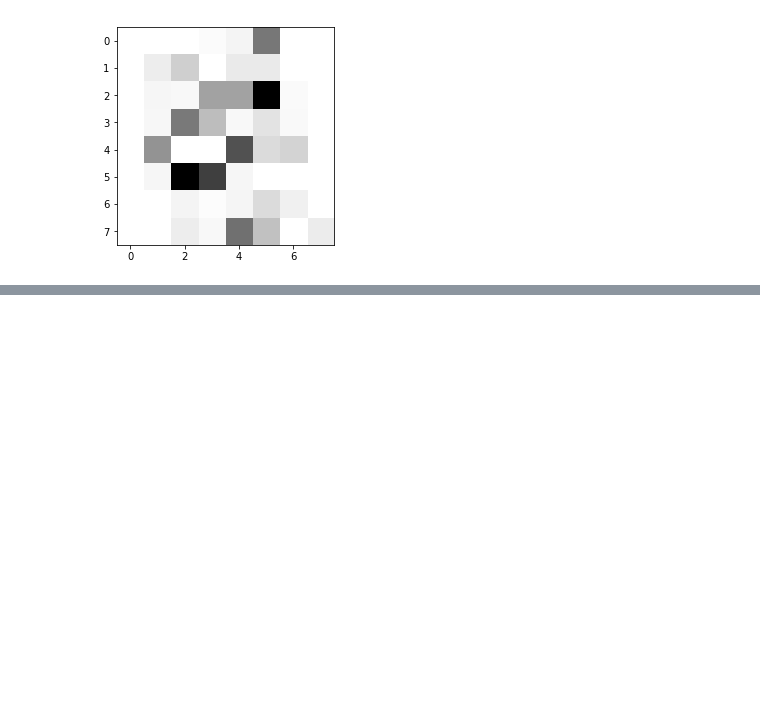
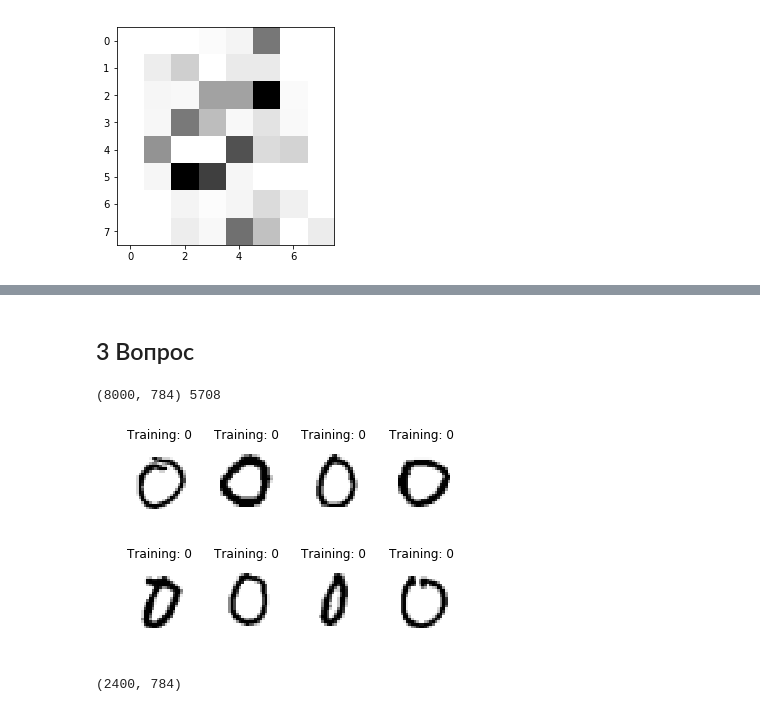
Before and after one commit to Kolsha/ml_intro, a Jupyter notebook: 3task.ipynb, the cells around one changed output, grey strips where cells are left out. Drawn from its saved outputs; the diff is of its cells as text; code cells hidden in the pictures; blank space fills up the shorter version.

```diff
--- a/3task.ipynb
+++ b/3task.ipynb
@@ -208,0 +255,40 @@ plt.imshow(fi.reshape([sz,sz]), cmap=plt.cm.gray_r, interpolation='nearest')
+# %% [markdown]
+## 3 Вопрос
+# %%
+mnist = fetch_mldata('MNIST original') #имеют размер 28x28
+sz = 28
+
+max_sz = 8000
+
+X, y = mnist.data, mnist.target
+
+X = X[:max_sz].astype('float64')
+y = y[:max_sz]
+rnd_state = np.random.randint(0, X.shape[0])
+print(X.shape, rnd_state)
+# %% [output]
+(8000, 784) 5708
+# %%
+images_and_labels = list(zip(X, y))
+
+for index, (image, label) in enumerate(images_and_labels[rnd_state:rnd_state + 8]):
+    plt.subplot(2, 4, index + 1)
+    plt.axis('off')
+    plt.imshow(image.reshape([sz,sz]), cmap=plt.cm.gray_r, interpolation='nearest')
+    plt.title('Training: %i' % label)
+# %% [output]
+[figure, added]
+# %%
+X_train, X_holdout, y_train, y_holdout = train_test_split(X, y, test_size=0.3,
+random_state=rnd_state)
+print(X_holdout.shape)
+
+images_and_labels = list(zip(X_train, y_train))
+
+for index, (image, label) in enumerate(images_and_labels[rnd_state:rnd_state + 8]):
+    plt.subplot(2, 4, index + 1)
+    plt.axis('off')
+    plt.imshow(image.reshape([sz,sz]), cmap=plt.cm.gray_r, interpolation='nearest')
+    plt.title('Training: %i' % label)
+# %% [output]
+(2400, 784)
```
Also changed, not shown: parts of 12 cells of this notebook.
